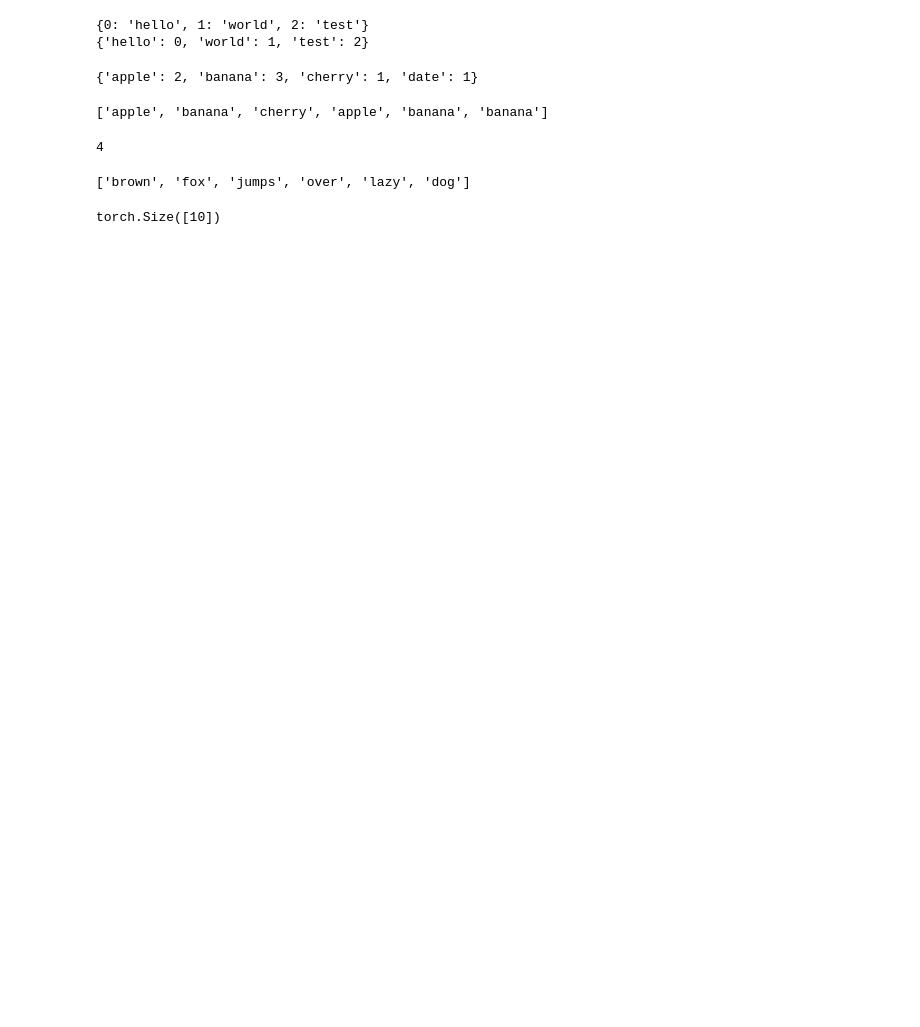
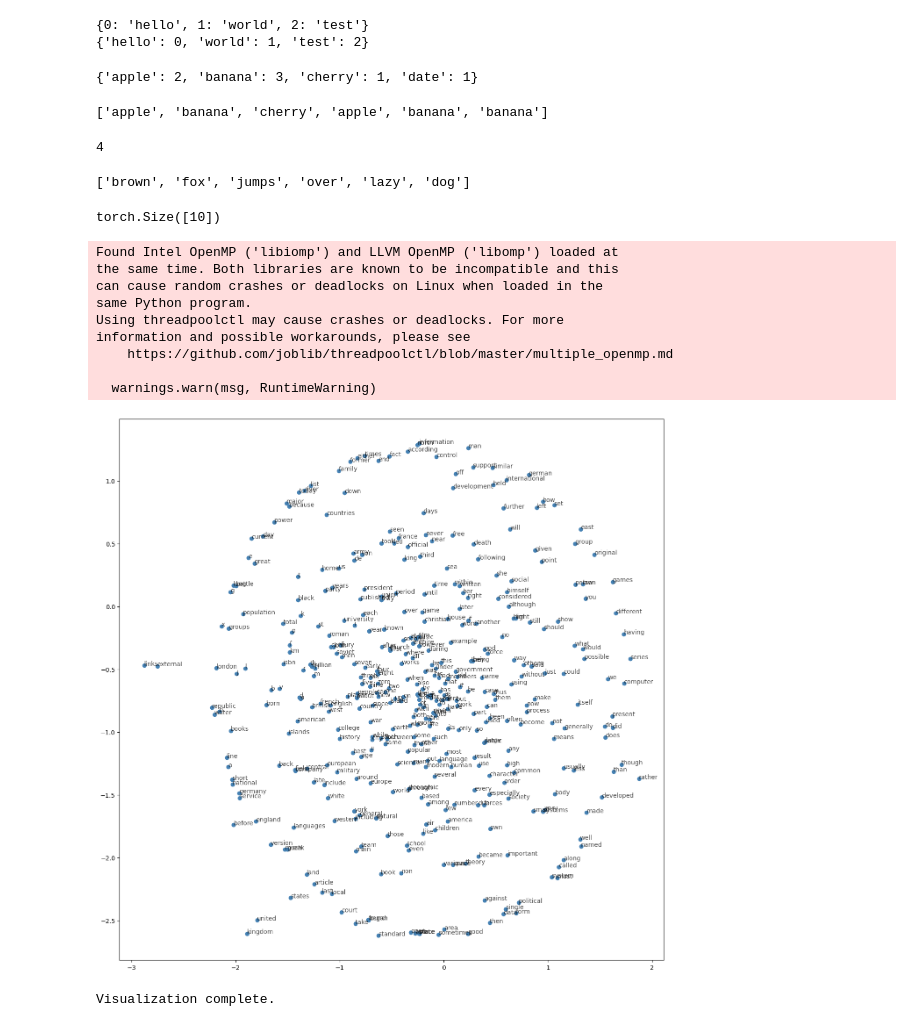
Before and after one commit to ICAI-IMAT-NLP1/p4-skip-gram-LuchitoGarcia, a Jupyter notebook: pruebas.ipynb, the cells around one changed output. Drawn from its saved outputs; the diff is of its cells as text; code cells hidden in the pictures; blank space fills up the shorter version.

```diff
--- a/pruebas.ipynb
+++ b/pruebas.ipynb
@@ -82,3 +82,78 @@ model.forward_input(input_words)
 input_vectors.shape
 # %% [output]
 torch.Size([10])
+# %%
+import matplotlib.pyplot as plt
+from sklearn.manifold import TSNE
+from src.skipgram import SkipGramNeg
+import torch
+try:
+    from src.data_processing import load_and_preprocess_data, create_lookup_tables, subsample_words, get_batches, cosine_similarity
+    from src.skipgram import SkipGramNeg
+    from src.train import train_skipgram
+    from src.utils import plot_embeddings, save_model
+except:
+    from src.data_processing import load_and_preprocess_data, create_lookup_tables, subsample_words, get_batches, cosine_similarity
+    from src.skipgram import SkipGramNeg
+    from src.train import train_skipgram
+    from src.utils import plot_embeddings, save_model
+
+
+def plot_embeddings(model, int_to_vocab, viz_words=400, figsize=(16, 16)):
+    """
+    Plots a subset of word embeddings in a 2D space using t-SNE.
+
+    Args:
+        model: The trained SkipGram model containing the embeddings.
+        int_to_vocab: Dictionary mapping word indices back to words.
+        viz_words (int): Number of words to visualize.
+        figsize (tuple): Size of the figure for the plot.
+    """
+    # Extract embeddings
+    embeddings = model.in_embed.weight.to('cpu').data.numpy()
+
+    # Reduce the dimensionality of embeddings with t-SNE
+    tsne = TSNE()
+    embed_tsne = tsne.fit_transform(embeddings[:viz_words, :])
+
+    # Plotting
+    fig, ax = plt.subplots(figsize=figsize)
+    for idx in range(viz_words):
+        plt.scatter(*embed_tsne[idx, :], color='steelblue')
+        plt.annotate(int_to_vocab[idx], (embed_tsne[idx, 0], embed_tsne[idx, 1]), alpha=0.7)
+
+    plt.show()
+embedding_dim = 300
+batch_size = 512
+epochs = 5
+learning_rate = 0.003
+window_size = 5
+print_every = 1500
+runs_folder = "runs"  # Folder to save models
+model_filename = "skipgram_model.pth"  # Filename to save the model
+file_path = 'data/text8'
+train_model = True
+device = 'cuda' if torch.cuda.is_available() else 'cpu'
+tokens = load_and_preprocess_data(file_path)
+vocab_to_int, int_to_vocab = create_lookup_tables(tokens)
+
+device = torch.device("cuda" if torch.cuda.is_available() else "cpu")
+model = SkipGramNeg(len(vocab_to_int), embedding_dim)  # Usa los mismos parámetros que entrenaste
+model.load_state_dict(torch.load("runs/skipgram_model.pth", map_location=device))
+model.to(device)
+model.eval()  # Poner el modelo en modo evaluación
+
+plot_embeddings(model, int_to_vocab, viz_words=400)
+print("Visualization complete.")
+# %% [output]
+Found Intel OpenMP ('libiomp') and LLVM OpenMP ('libomp') loaded at
+the same time. Both libraries are known to be incompatible and this
+can cause random crashes or deadlocks on Linux when loaded in the
+same Python program.
+Using threadpoolctl may cause crashes or deadlocks. For more
+information and possible workarounds, please see
+    https://github.com/joblib/threadpoolctl/blob/master/multiple_openmp.md
+
+  warnings.warn(msg, RuntimeWarning)
+[figure, added]
+Visualization complete.
```
Also changed, not shown: 1 other file.
